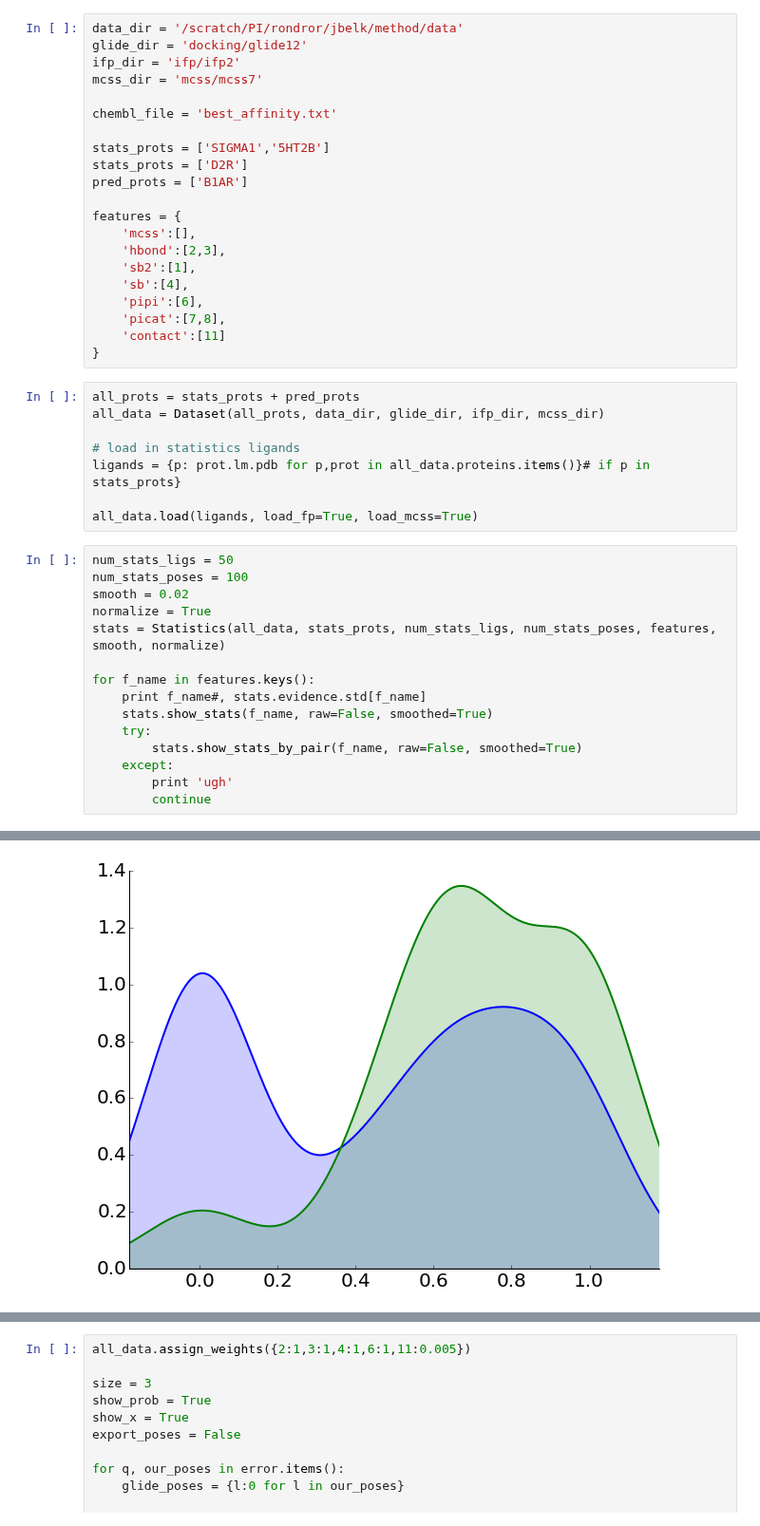
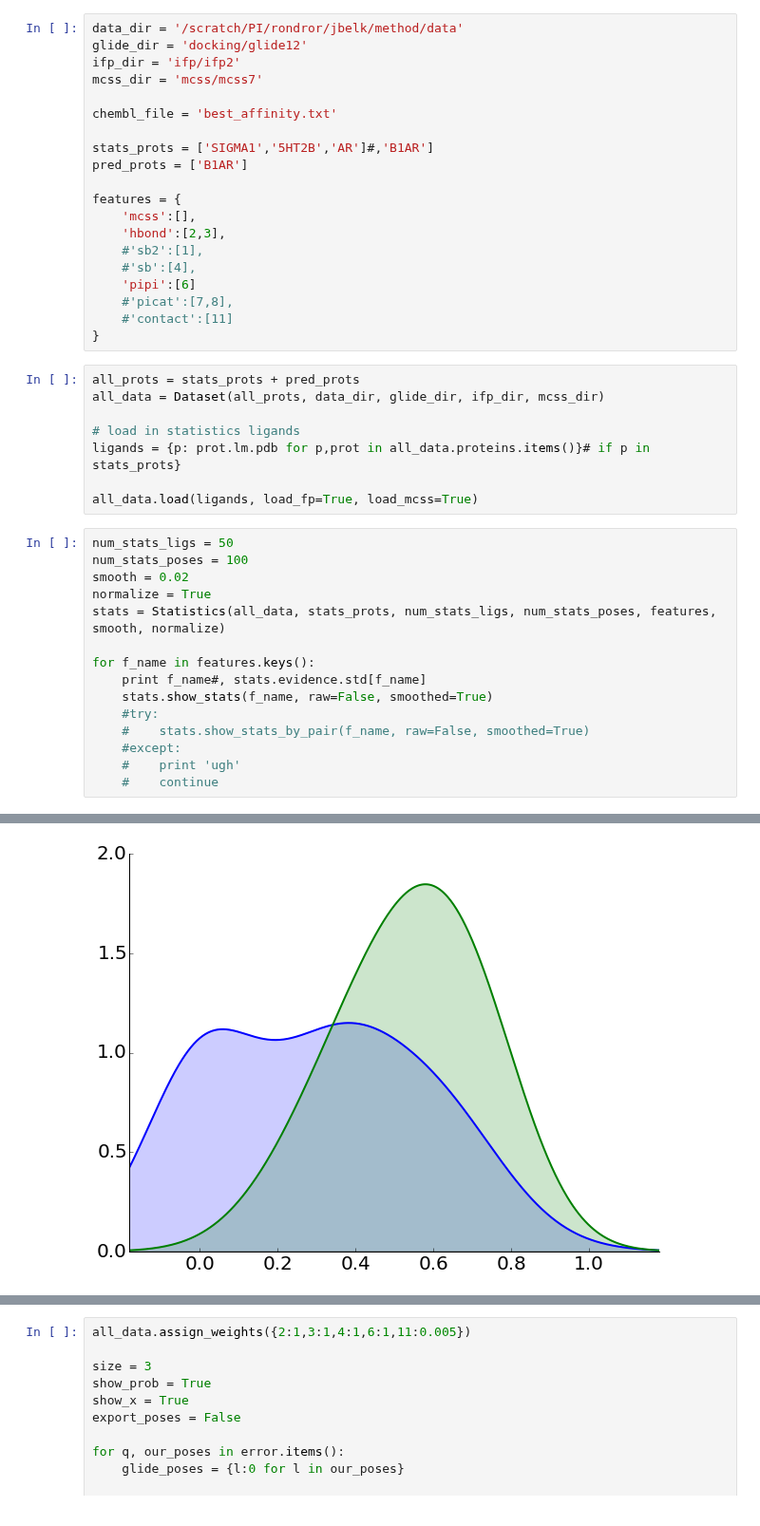
Before and after one commit to orangese/combind_multistruct_benchmarking, a Jupyter notebook: notebooks/5_use_chembl.ipynb, the cells around one changed output, grey strips where cells are left out. Shown at 95% size. Drawn from its saved outputs; the diff is of its cells as text.

```diff
--- a/notebooks/5_use_chembl.ipynb
+++ b/notebooks/5_use_chembl.ipynb
@@ -27,18 +27,17 @@ mcss_dir = 'mcss/mcss7'
 
 chembl_file = 'best_affinity.txt'
 
-stats_prots = ['SIGMA1','5HT2B']
-stats_prots = ['D2R']
+stats_prots = ['SIGMA1','5HT2B','AR']#,'B1AR']
 pred_prots = ['B1AR']
 
 features = {
     'mcss':[],
     'hbond':[2,3],
-    'sb2':[1],
-    'sb':[4],
-    'pipi':[6],
-    'picat':[7,8],
-    'contact':[11]
+    #'sb2':[1],
+    #'sb':[4],
+    'pipi':[6]
+    #'picat':[7,8],
+    #'contact':[11]
 }
 # %%
 all_prots = stats_prots + pred_prots
@@ -58,9 +57,9 @@ stats = Statistics(all_data, stats_prots, num_stats_ligs, num_stats_poses, featu
 for f_name in features.keys():
     print f_name#, stats.evidence.std[f_name]
     stats.show_stats(f_name, raw=False, smoothed=True)
-    try:
-        stats.show_stats_by_pair(f_name, raw=False, smoothed=True)
-    except:
-        print 'ugh'
-        continue
+    #try:
+    #    stats.show_stats_by_pair(f_name, raw=False, smoothed=True)
+    #except:
+    #    print 'ugh'
+    #    continue
 # %% [output]
@@ -71 +70 @@ sb2
-[figure, old version]
+[figure, new version]
```
Also changed, not shown: parts of 2 cells of this notebook, 3 other files.
